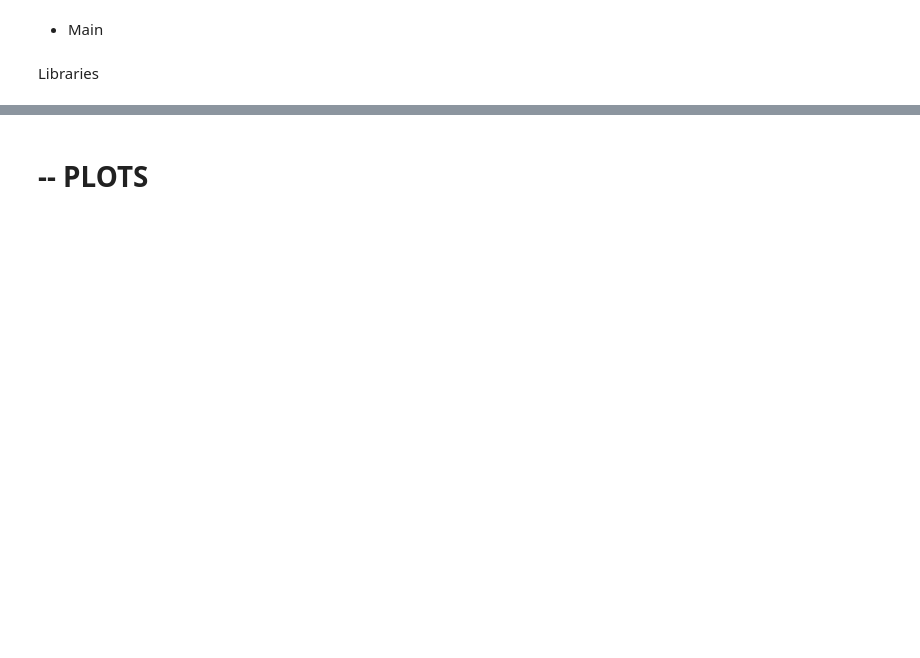
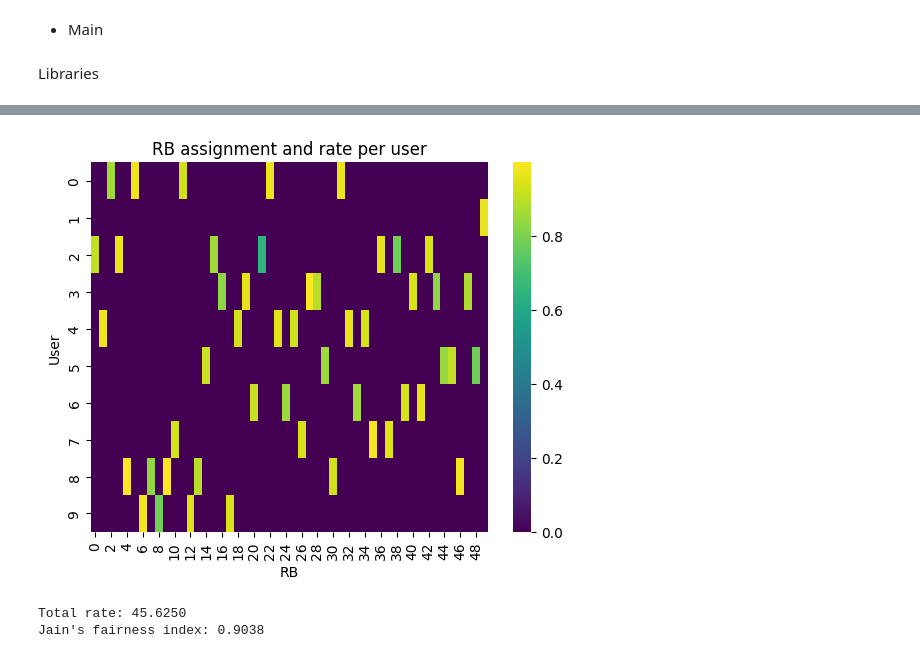
Before and after one commit to dimitramalatara99/Lte-5g-scheduling-algorithms-, a Jupyter notebook: main1.ipynb, the cells around one changed output, grey strips where cells are left out. Drawn from its saved outputs; the diff is of its cells as text; code cells hidden in the pictures; blank space fills up the shorter version.

```diff
--- a/main1.ipynb
+++ b/main1.ipynb
@@ -10,25 +122,22 @@ ModuleNotFoundError: No module named 'numpy'
+# %%
+import seaborn as sns
+
+# Create matrix for visualization: rows=users, columns=RBs, 0 if not assigned
+visual = np.zeros((N, K))
+for k, user in enumerate(assignment):
+    visual[user, k] = rates_per_rb[k]
+
+sns.heatmap(visual, annot=False, cmap="viridis")
+plt.xlabel("RB")
+plt.ylabel("User")
+plt.title("RB assignment and rate per user")
+plt.show()
+# %% [output]
+[figure, added]
 # %%
+total_rate = np.sum(rates_per_rb)
+# rates ανά χρήστη (άθροισμα C των blocks που του ανατέθηκαν)
 
-# reproducibility
-seed = 42
-rng = np.random.default_rng(seed)
-
-N = 10   # χρήστες
-K = 50   # resource blocks
-
-# Δημιουργία πίνακα C (π.χ. ανεξάρτητες Exp(1) ή Normal, ό,τι θες)
-# Εδώ χρησιμοποιώ θετικές τιμές (π.χ. Rayleigh-like) ώστε rate ∝ C
-C = rng.random((N, K))  # ομοιόμορφα [0,1)
-# ή π.χ. C = rng.exponential(scale=1.0, size=(N,K))
-
-# Αλγόριθμος Max C/I (greedy ανά RB)
-assignment = np.argmax(C, axis=0)  # length K, indices χρηστών 0..N-1
-
-#rates / RB (αν rate = α * C, μπορούμε να πάρουμε rate=C)
-rates_per_rb = C[assignment, np.arange(K)]
-total_rate = np.sum(rates_per_rb)
-
-# rates ανά χρήστη (άθροισμα C των blocks που του ανατέθηκαν)
 user_rates = np.zeros(N)
 for j, i in enumerate(assignment):
     user_rates[i] += C[i, j]
@@ -38,5 +147,6 @@ jain_index = (np.sum(user_rates)**2) / (N * np.sum(user_rates**2))
 
 print(f"Total rate: {total_rate:.4f}")
 print(f"Jain's fairness index: {jain_index:.4f}")
+# %% [output]
+Total rate: 45.6250
+Jain's fairness index: 0.9038
-# %% [markdown]
-# -- PLOTS
```
Also changed, not shown: parts of 17 cells of this notebook.
